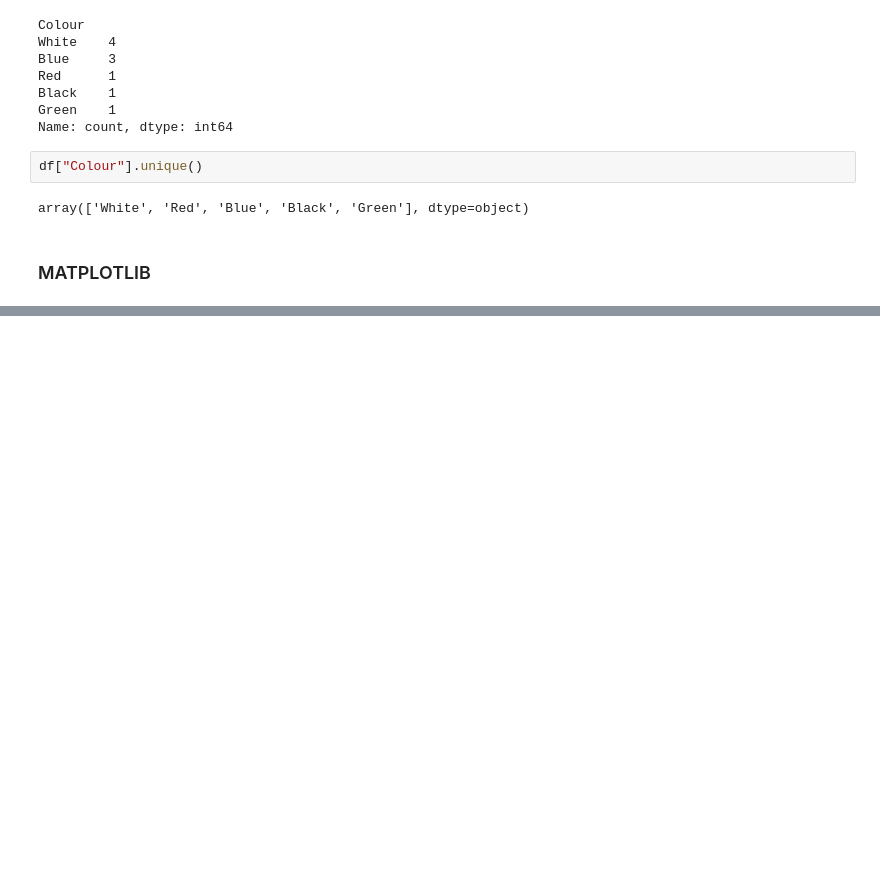
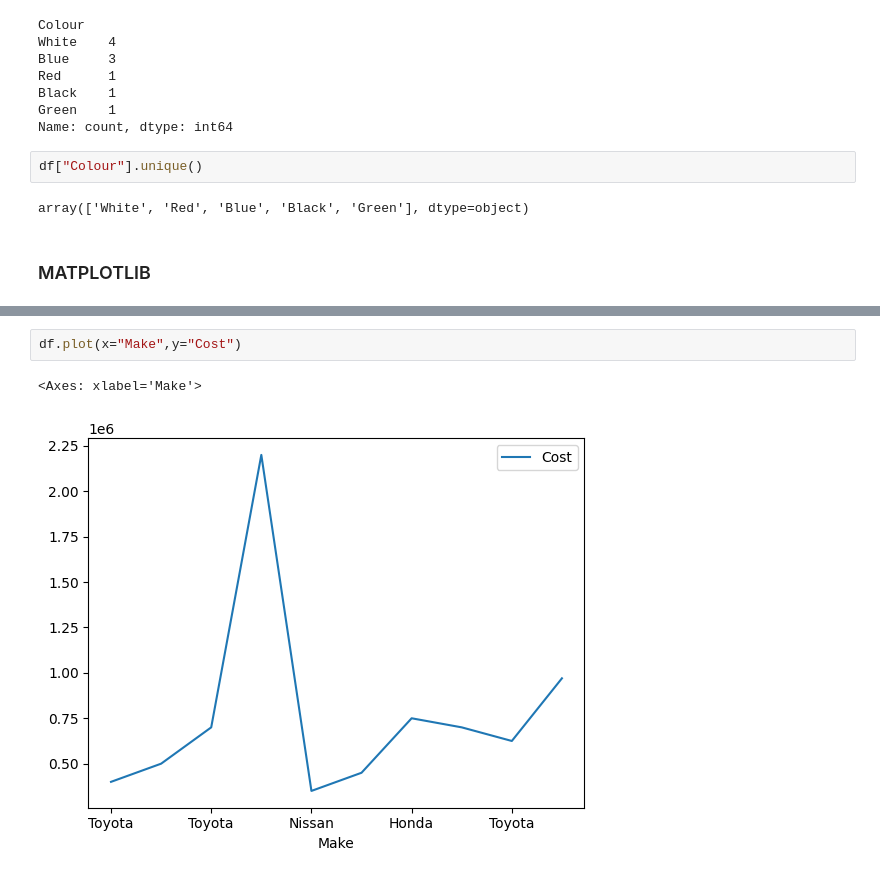
Before and after one commit to Shaurya-Saini/Lip-Nit, a Jupyter notebook: Learning_libraries.ipynb, the cells around one changed output, grey strips where cells are left out. Drawn from its saved outputs; the diff is of its cells as text; blank space fills up the shorter version.

```diff
--- a/Egypt.ipynb
+++ b/Learning_libraries.ipynb
@@ -512,0 +524,5 @@ array(['White', 'Red', 'Blue', 'Black', 'Green'], dtype=object)
+# %%
+df.plot(x="Make",y="Cost")
+# %% [output]
+<Axes: xlabel='Make'>
+[figure, added]
```
Also changed, not shown: parts of 3 cells of this notebook, 2 other files.
